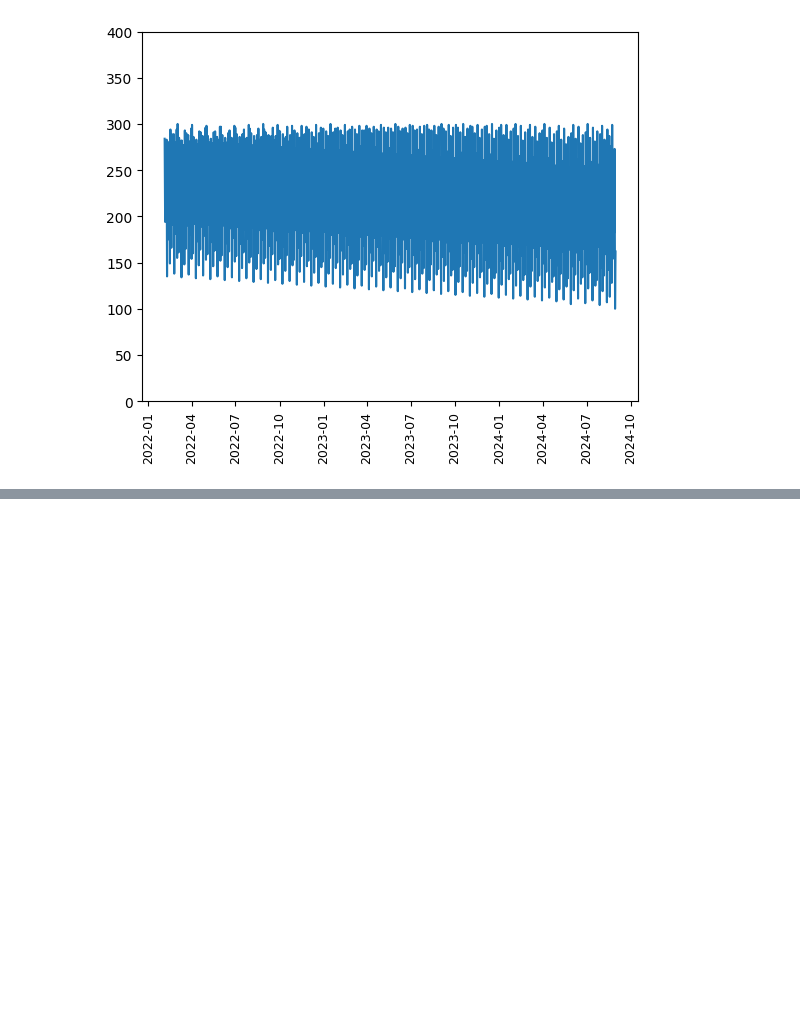
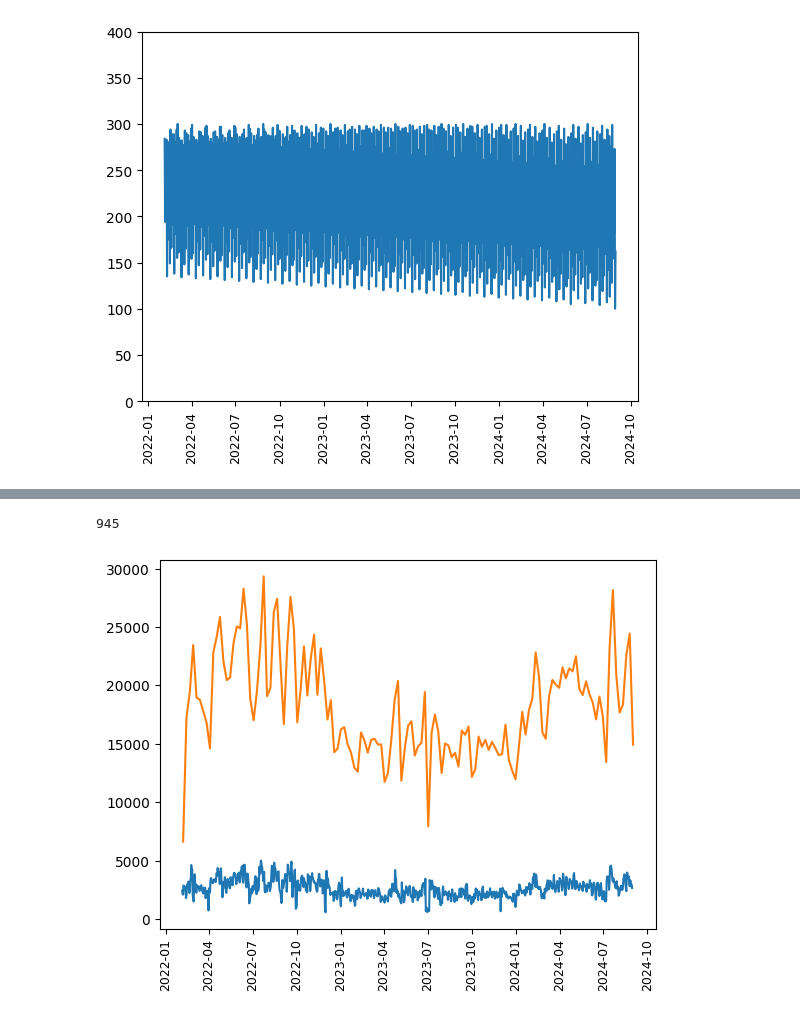
Before and after one commit to Jmartinetel/Macarta_test, a Jupyter notebook: munge/01_data_prep.ipynb, the cells around one changed output, grey strips where cells are left out. Drawn from its saved outputs; the diff is of its cells as text; code cells hidden in the pictures; blank space fills up the shorter version.

```diff
--- a/munge/01_data_prep.ipynb
+++ b/munge/01_data_prep.ipynb
@@ -198,0 +301,15 @@ plt.show()
+# %%
+media_rn_wkly =media_final.resample("W", on ='date').sum().copy()
+media_rn_wkly = media_rn_wkly.reset_index()
+media_rn_wkly.head(10)
+media_rn_wkly.size
+# %% [output]
+945
+# %%
+plt.plot(media_final['date'], media_final['ggsearch'])
+plt.plot(media_rn_wkly['date'], media_rn_wkly['ggsearch'])
+
+plt.tick_params(axis='x', rotation=90, labelsize = 9)
+plt.show()
+# %% [output]
+[figure, added]
```
Also changed, not shown: parts of 45 cells of this notebook, 4 other files.
